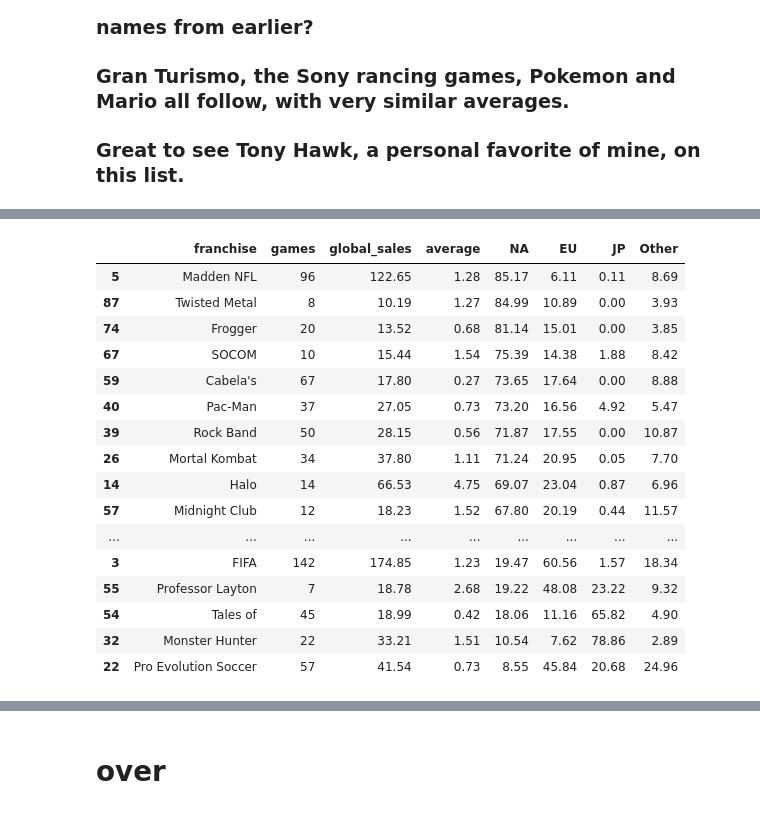
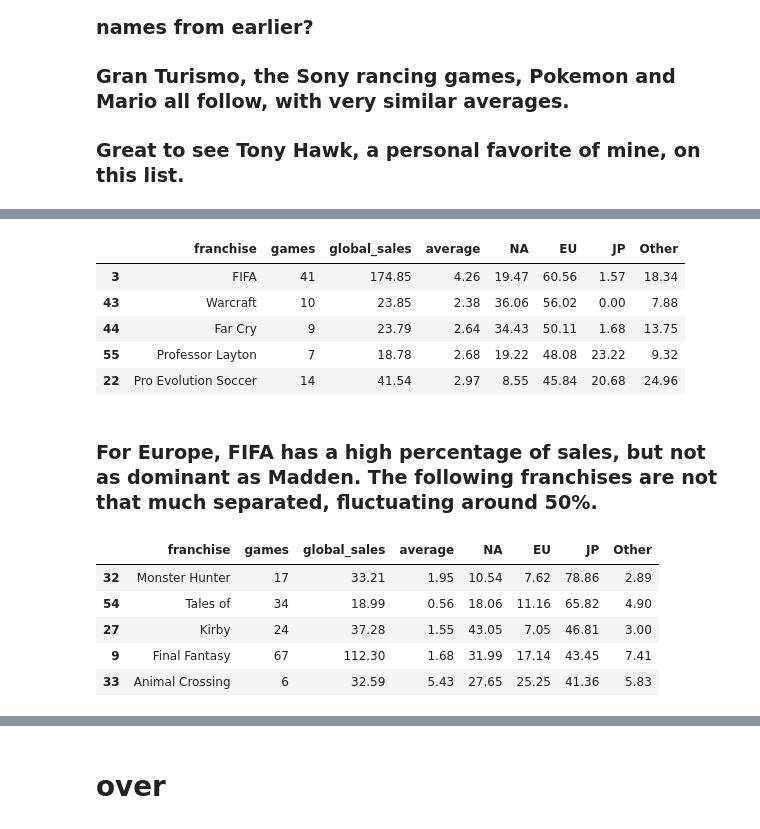
Before and after one commit to 3kleo/Video-Game-Sales-Analysis, a Jupyter notebook: notebook.ipynb, the cells around one changed output, grey strips where cells are left out. Cells and saved outputs as stored; diff of their text form; code cells hidden in the pictures.

```diff
--- a/notebook.ipynb
+++ b/notebook.ipynb
@@ -1047,9 +1032,10 @@ df_franchises.sort_values('other_sales', ascending=False)
 # %%
-df_franchises['NA'] = round(df_franchises['na_sales'] / df_franchises['global_sales'], 4) * 100
-df_franchises['EU'] = round(df_franchises['eu_sales'] / df_franchises['global_sales'], 4) * 100
-df_franchises['JP'] = round(df_franchises['jp_sales'] / df_franchises['global_sales'], 4) * 100
-df_franchises['Other'] = round(df_franchises['other_sales'] / df_franchises['global_sales'], 4) * 100
-df_franchises.drop(['na_sales', 'eu_sales', 'jp_sales', 'other_sales'], axis=1, inplace=True)
-df_franchises
+df_franchises_pct = df_franchises.copy()
+df_franchises_pct['NA'] = round(df_franchises_pct['na_sales'] / df_franchises_pct['global_sales'], 4) * 100
+df_franchises_pct['EU'] = round(df_franchises_pct['eu_sales'] / df_franchises_pct['global_sales'], 4) * 100
+df_franchises_pct['JP'] = round(df_franchises_pct['jp_sales'] / df_franchises_pct['global_sales'], 4) * 100
+df_franchises_pct['Other'] = round(df_franchises_pct['other_sales'] / df_franchises_pct['global_sales'], 4) * 100
+df_franchises_pct.drop(['na_sales', 'eu_sales', 'jp_sales', 'other_sales'], axis=1, inplace=True)
+df_franchises_pct.head(15)
 # %% [output]
 |  | franchise | games | global_sales | average | NA | EU | JP | Other |
@@ -1072,20 +1068,20 @@ df_franchises
+# %%
+df_franchises_pct[df_franchises_pct['global_sales'] > 10].sort_values('EU', ascending=False).head(5)
+# %% [output]
+|  | franchise | games | global_sales | average | NA | EU | JP | Other |
+| 3 | FIFA | 41 | 174.85 | 4.26 | 19.47 | 60.56 | 1.57 | 18.34 |
+| 43 | Warcraft | 10 | 23.85 | 2.38 | 36.06 | 56.02 | 0.00 | 7.88 |
+| 44 | Far Cry | 9 | 23.79 | 2.64 | 34.43 | 50.11 | 1.68 | 13.75 |
+| 55 | Professor Layton | 7 | 18.78 | 2.68 | 19.22 | 48.08 | 23.22 | 9.32 |
+| 22 | Pro Evolution Soccer | 14 | 41.54 | 2.97 | 8.55 | 45.84 | 20.68 | 24.96 |
+# %% [markdown]
+### For Europe, FIFA has a high percentage of sales, but not as dominant as Madden. The following franchises are not that much separated, fluctuating around 50%.
 # %%
-df_franchises[df_franchises['global_sales'] > 10].sort_values('NA', ascending=False)
+df_franchises_pct[df_franchises_pct['global_sales'] > 10].sort_values('JP', ascending=False).head(5)
 # %% [output]
 |  | franchise | games | global_sales | average | NA | EU | JP | Other |
-| 5 | Madden NFL | 96 | 122.65 | 1.28 | 85.17 | 6.11 | 0.11 | 8.69 |
-| 87 | Twisted Metal | 8 | 10.19 | 1.27 | 84.99 | 10.89 | 0.00 | 3.93 |
-| 74 | Frogger | 20 | 13.52 | 0.68 | 81.14 | 15.01 | 0.00 | 3.85 |
-| 67 | SOCOM | 10 | 15.44 | 1.54 | 75.39 | 14.38 | 1.88 | 8.42 |
-| 59 | Cabela's | 67 | 17.80 | 0.27 | 73.65 | 17.64 | 0.00 | 8.88 |
-| 40 | Pac-Man | 37 | 27.05 | 0.73 | 73.20 | 16.56 | 4.92 | 5.47 |
-| 39 | Rock Band | 50 | 28.15 | 0.56 | 71.87 | 17.55 | 0.00 | 10.87 |
-| 26 | Mortal Kombat | 34 | 37.80 | 1.11 | 71.24 | 20.95 | 0.05 | 7.70 |
-| 14 | Halo | 14 | 66.53 | 4.75 | 69.07 | 23.04 | 0.87 | 6.96 |
-| 57 | Midnight Club | 12 | 18.23 | 1.52 | 67.80 | 20.19 | 0.44 | 11.57 |
-| ... | ... | ... | ... | ... | ... | ... | ... | ... |
-| 3 | FIFA | 142 | 174.85 | 1.23 | 19.47 | 60.56 | 1.57 | 18.34 |
-| 55 | Professor Layton | 7 | 18.78 | 2.68 | 19.22 | 48.08 | 23.22 | 9.32 |
-| 54 | Tales of | 45 | 18.99 | 0.42 | 18.06 | 11.16 | 65.82 | 4.90 |
-| 32 | Monster Hunter | 22 | 33.21 | 1.51 | 10.54 | 7.62 | 78.86 | 2.89 |
-| 22 | Pro Evolution Soccer | 57 | 41.54 | 0.73 | 8.55 | 45.84 | 20.68 | 24.96 |
+| 32 | Monster Hunter | 17 | 33.21 | 1.95 | 10.54 | 7.62 | 78.86 | 2.89 |
+| 54 | Tales of | 34 | 18.99 | 0.56 | 18.06 | 11.16 | 65.82 | 4.90 |
+| 27 | Kirby | 24 | 37.28 | 1.55 | 43.05 | 7.05 | 46.81 | 3.00 |
+| 9 | Final Fantasy | 67 | 112.30 | 1.68 | 31.99 | 17.14 | 43.45 | 7.41 |
+| 33 | Animal Crossing | 6 | 32.59 | 5.43 | 27.65 | 25.25 | 41.36 | 5.83 |
```
Also changed, not shown: parts of 14 cells of this notebook.
